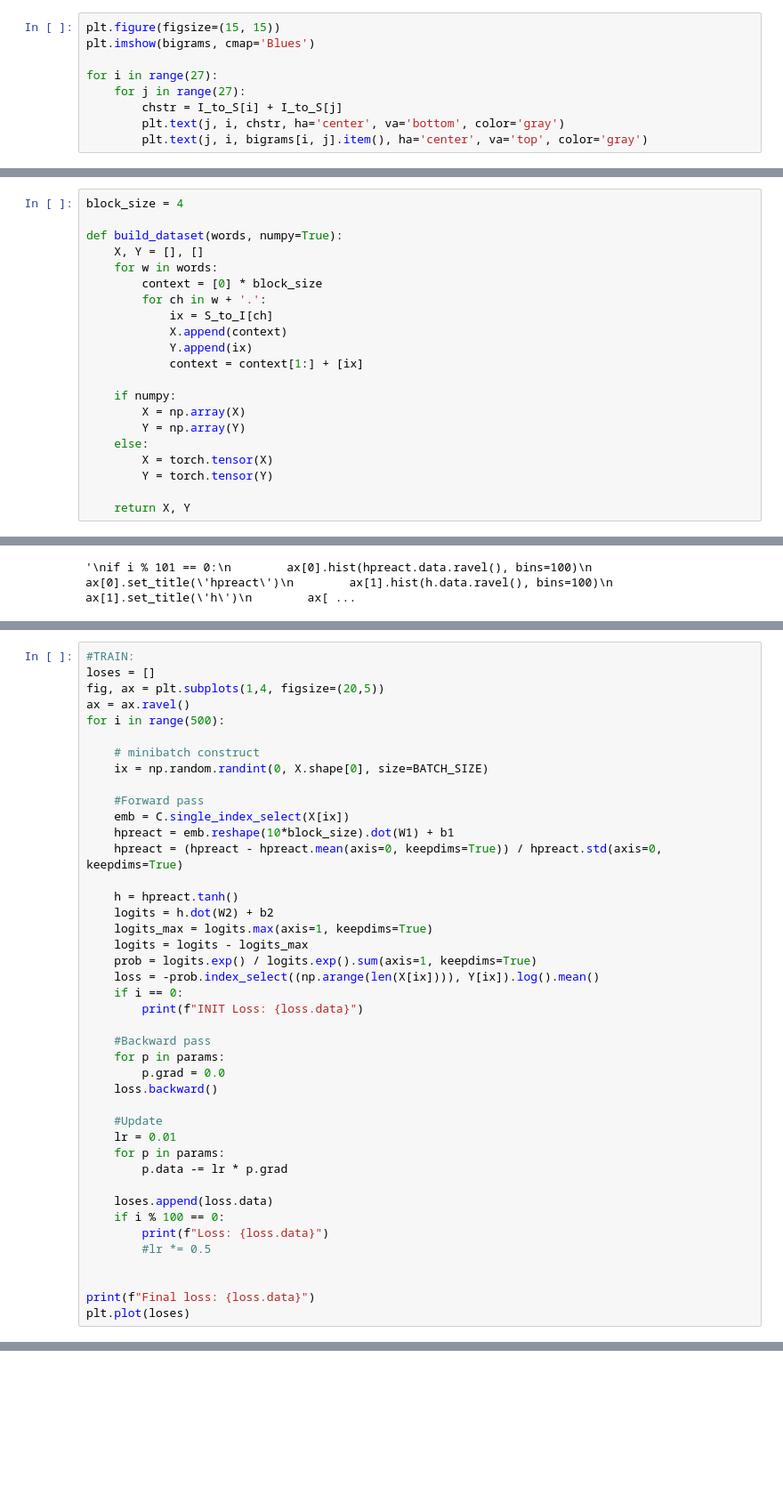
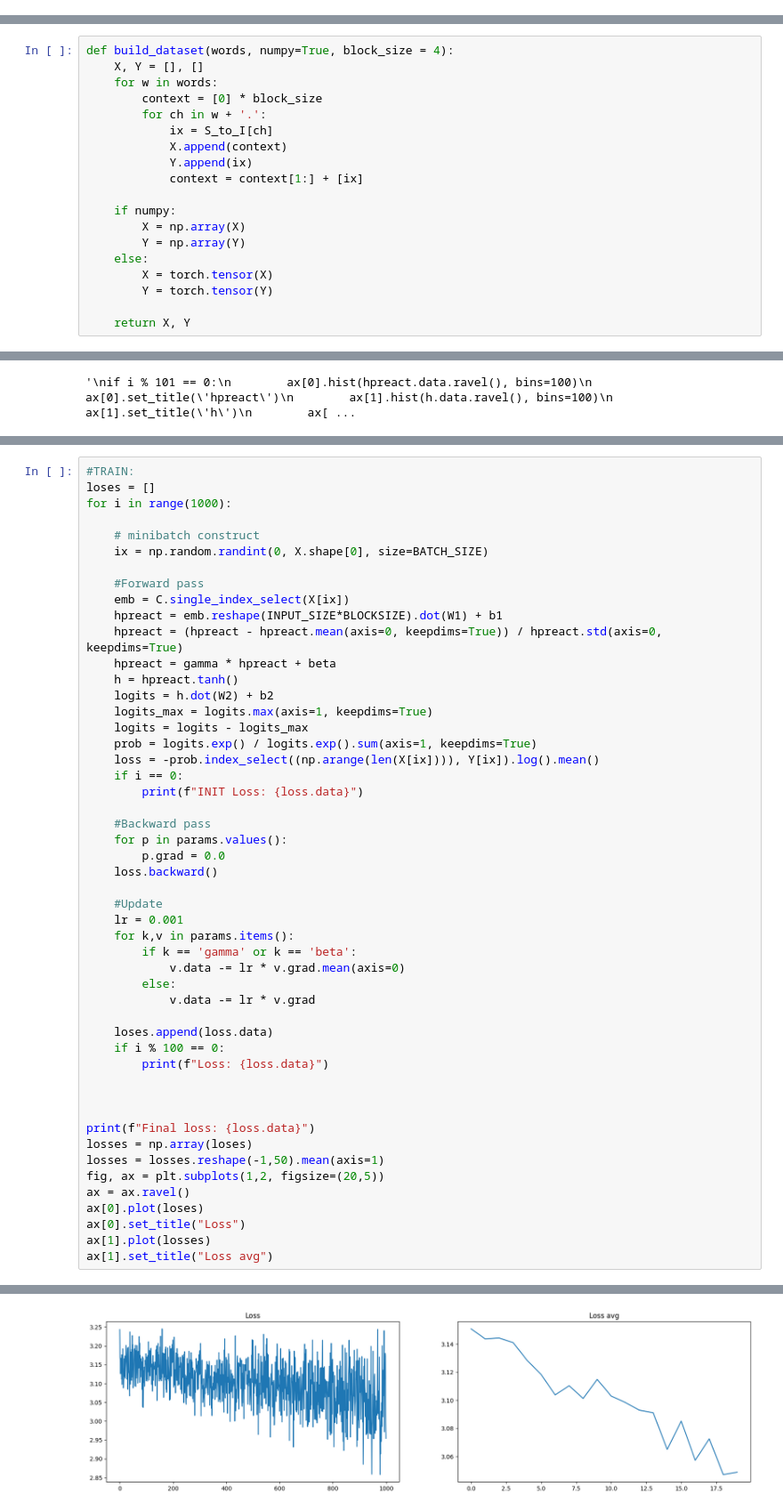
Before and after one commit to OlofssonFredrik/NN, a Jupyter notebook: eda.ipynb, the cells around one changed output, grey strips where cells are left out. Shown at 89% size. Drawn from its saved outputs; the diff is of its cells as text; blank space fills up the shorter version.

```diff
--- a/eda.ipynb
+++ b/eda.ipynb
@@ -289,9 +280,0 @@ for name in names:
-# %%
-plt.figure(figsize=(15, 15))
-plt.imshow(bigrams, cmap='Blues')
-
-for i in range(27):
-    for j in range(27):
-        chstr = I_to_S[i] + I_to_S[j]
-        plt.text(j, i, chstr, ha='center', va='bottom', color='gray')
-        plt.text(j, i, bigrams[i, j].item(), ha='center', va='top', color='gray')
@@ -358,7 +281,5 @@ avg_neg_log_likelihood = 2.974
 # %%
-block_size = 4
-
-def build_dataset(words, numpy=True):
+def build_dataset(words, numpy=True, block_size = 4):
     X, Y = [], []
     for w in words:
         context = [0] * block_size
@@ -416,18 +342,16 @@ number of parameters = 7097
 # %%
 #TRAIN:
 loses = []
-fig, ax = plt.subplots(1,4, figsize=(20,5))
-ax = ax.ravel()
-for i in range(500):
+for i in range(1000):
 
     # minibatch construct
     ix = np.random.randint(0, X.shape[0], size=BATCH_SIZE)
 
     #Forward pass
     emb = C.single_index_select(X[ix])
-    hpreact = emb.reshape(10*block_size).dot(W1) + b1
+    hpreact = emb.reshape(INPUT_SIZE*BLOCKSIZE).dot(W1) + b1
     hpreact = (hpreact - hpreact.mean(axis=0, keepdims=True)) / hpreact.std(axis=0, keepdims=True)
-
+    hpreact = gamma * hpreact + beta
     h = hpreact.tanh()
     logits = h.dot(W2) + b2
     logits_max = logits.max(axis=1, keepdims=True)
@@ -438,21 +362,31 @@ for i in range(500):
         print(f"INIT Loss: {loss.data}")
 
     #Backward pass
-    for p in params:
+    for p in params.values():
         p.grad = 0.0
     loss.backward()
 
     #Update
-    lr = 0.01
-    for p in params:
-        p.data -= lr * p.grad
+    lr = 0.001
+    for k,v in params.items():
+        if k == 'gamma' or k == 'beta':
+            v.data -= lr * v.grad.mean(axis=0)
+        else:
+            v.data -= lr * v.grad
 
     loses.append(loss.data)
     if i % 100 == 0:
         print(f"Loss: {loss.data}")
-        #lr *= 0.5
+
 
 
 print(f"Final loss: {loss.data}")
-plt.plot(loses)
+losses = np.array(loses)
+losses = losses.reshape(-1,50).mean(axis=1)
+fig, ax = plt.subplots(1,2, figsize=(20,5))
+ax = ax.ravel()
+ax[0].plot(loses)
+ax[0].set_title("Loss")
+ax[1].plot(losses)
+ax[1].set_title("Loss avg")
 # %% [output]
@@ -460 +406,2 @@ Error:
+[figure, added]
 # %%
```
Also changed, not shown: parts of 11 cells of this notebook, 1 other file.
